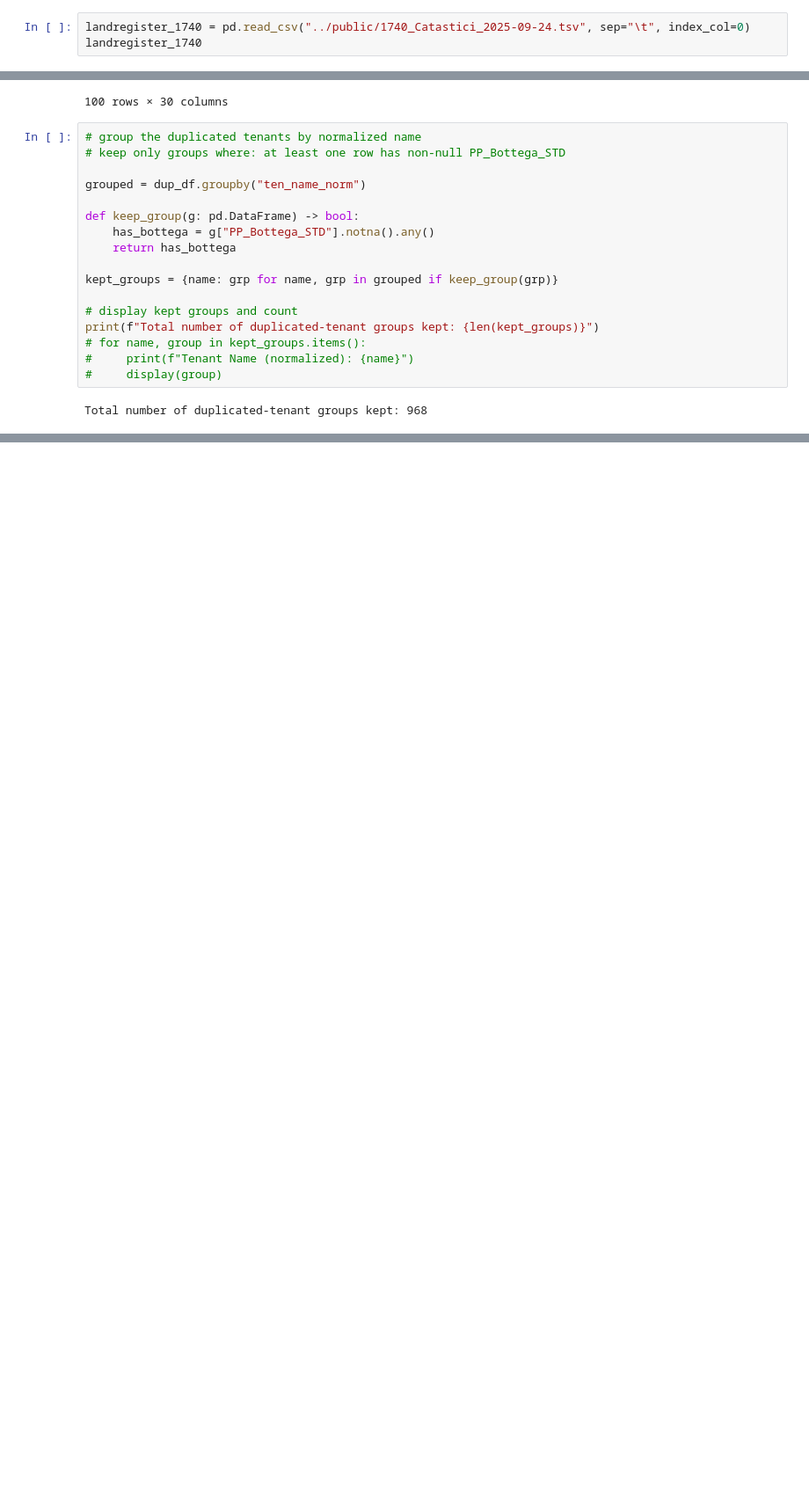
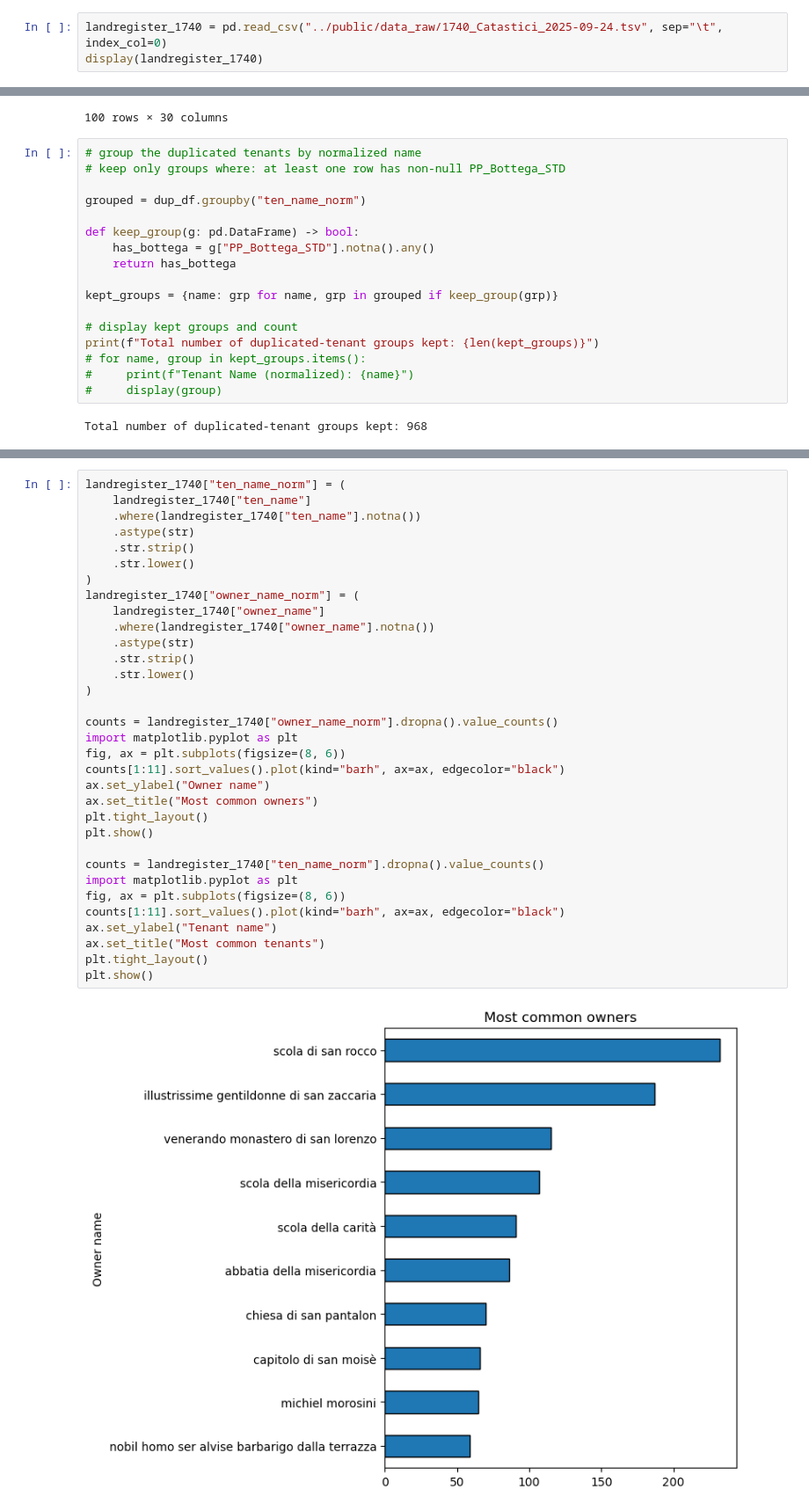
Before and after one commit to camillelnne/venice-agents, a Jupyter notebook: notebooks/data_exploration.ipynb, the cells around one changed output, grey strips where cells are left out. Shown at 88% size. Saved outputs shown, nothing was run; the diff lists cells and outputs as text; blank space fills up the shorter version.

```diff
--- a/notebooks/data_exploration.ipynb
+++ b/notebooks/data_exploration.ipynb
@@ -2,8 +2,8 @@
 import pandas as pd
 import numpy as np
 # %%
-landregister_1740 = pd.read_csv("../public/1740_Catastici_2025-09-24.tsv", sep="\t", index_col=0)
-landregister_1740
+landregister_1740 = pd.read_csv("../public/data_raw/1740_Catastici_2025-09-24.tsv", sep="\t", index_col=0)
+display(landregister_1740)
 # %% [output]
 |  | uid | author | owner_code | owner_count | PP_OwnerCode | PP_OwnerCode_SIMPL | owner_name | ten_name | ... |
 | 0 | AGN-0001 | Davide Drago | PPL | 1 | Private | Private | Paolina Franco | NaN | ... |
@@ -130,0 +187,35 @@ Total number of duplicated-tenant groups kept: 968
+# %%
+landregister_1740["ten_name_norm"] = (
+    landregister_1740["ten_name"]
+    .where(landregister_1740["ten_name"].notna())
+    .astype(str)
+    .str.strip()
+    .str.lower()
+)
+landregister_1740["owner_name_norm"] = (
+    landregister_1740["owner_name"]
+    .where(landregister_1740["owner_name"].notna())
+    .astype(str)
+    .str.strip()
+    .str.lower()
+)
+
+counts = landregister_1740["owner_name_norm"].dropna().value_counts()
+import matplotlib.pyplot as plt
+fig, ax = plt.subplots(figsize=(8, 6))
+counts[1:11].sort_values().plot(kind="barh", ax=ax, edgecolor="black")
+ax.set_ylabel("Owner name")
+ax.set_title("Most common owners")
+plt.tight_layout()
+plt.show()
+
+counts = landregister_1740["ten_name_norm"].dropna().value_counts()
+import matplotlib.pyplot as plt
+fig, ax = plt.subplots(figsize=(8, 6))
+counts[1:11].sort_values().plot(kind="barh", ax=ax, edgecolor="black")
+ax.set_ylabel("Tenant name")
+ax.set_title("Most common tenants")
+plt.tight_layout()
+plt.show()
+# %% [output]
+[figure, added]
```
Also changed, not shown: parts of 10 cells of this notebook, 7 other files.
